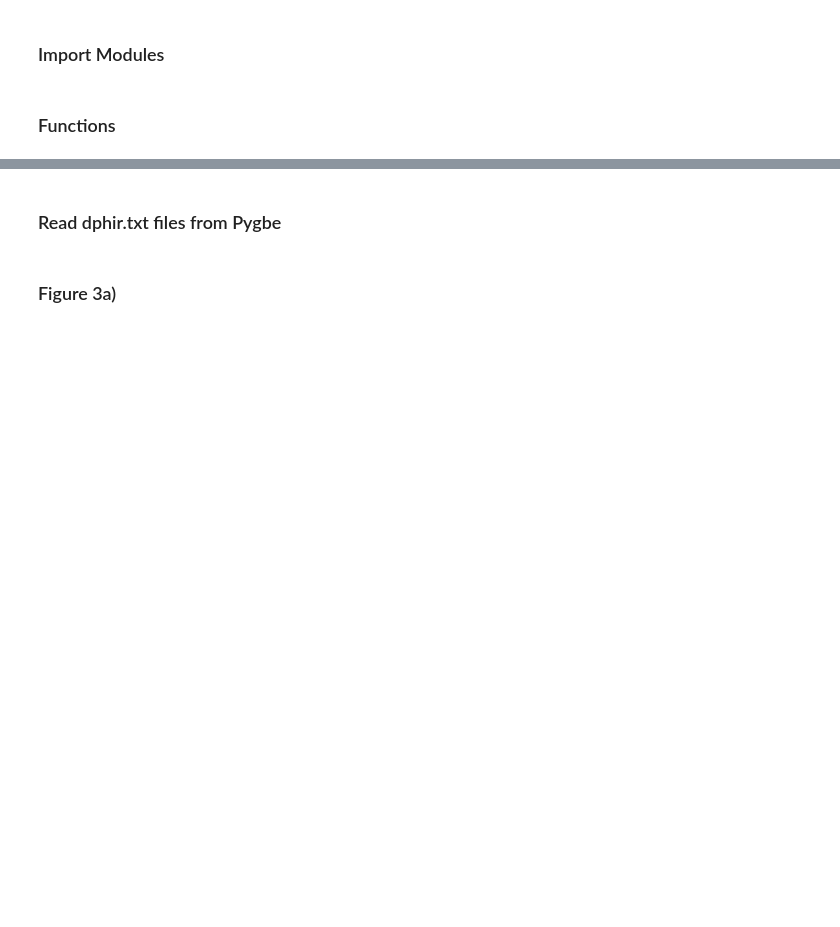
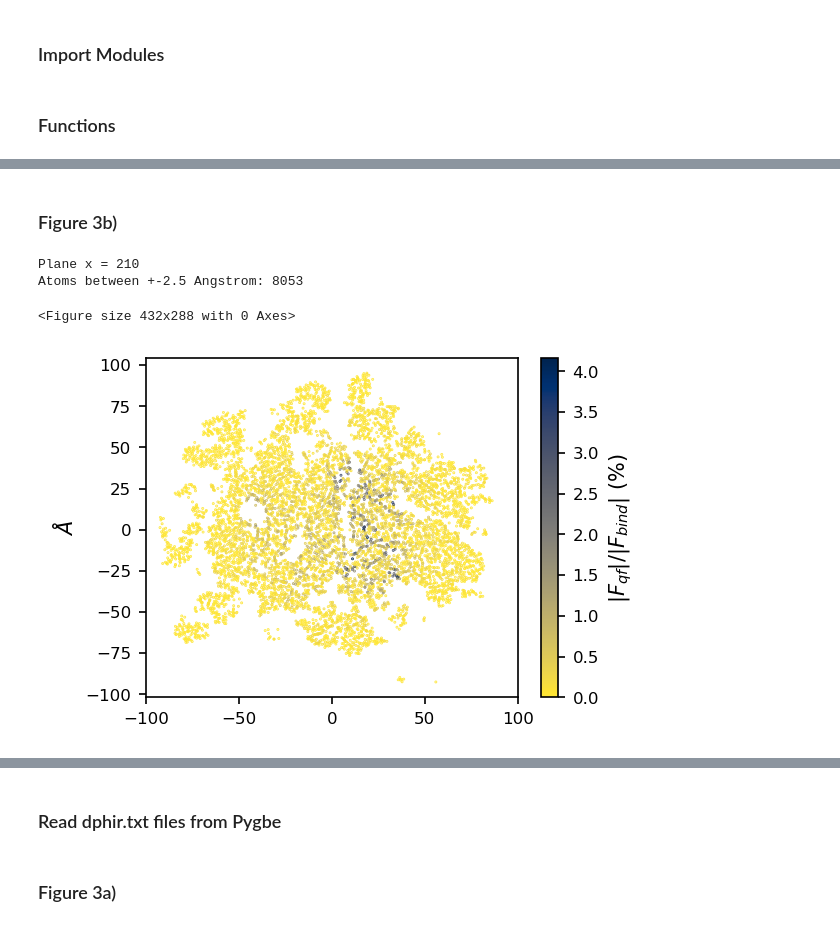
Before and after one commit to iaddison-smith/plots_afmtip, a Jupyter notebook: Forcesqf_afmtip.ipynb, the cells around one changed output, grey strips where cells are left out. Cells and saved outputs as stored; diff of their text form; code cells hidden in the pictures; blank space fills up the shorter version.

```diff
--- a/Forcesqf_afmtip.ipynb
+++ b/Forcesqf_afmtip.ipynb
@@ -139,0 +221,26 @@ def get_qnet_planes(x_min,x_max, h,  q, types, position, amino_acid_name):
+# %% [markdown]
+### Figure 3b)
+# %%
+# Force qf plot for plane y-z (x=210) for capsid
+# Select plane for the plot
+plane = 210#-145.25
+near_plane = numpy.where(abs(position[:,0]-plane)<2.5)[0]
+
+# Plotting
+y = position[near_plane,1]
+z = position[near_plane,2]
+f_porcent = 100*(fqf_mag_386[near_plane])/(f_tot_mag_386)
+plt.clf()
+plt.figure(figsize=(4,3),dpi=150)
+plt.scatter(y,z,c=f_porcent,cmap='cividis_r',vmin=0,marker='.',s=0.5)
+plt.colorbar(label=r'$\| F_{qf}\| /\| F_{bind}\| $ (%) ')
+plt.xlim([-100,100])
+plt.ylabel('$\AA$')
+plt.savefig('plots\\forces_qf_condelta_x={0}ang_3b_{1}.pdf'.format(plane,case), format='pdf',dpi=300,bbox_inches='tight')
+print('Plane x =', plane)
+print('Atoms between +-2.5 Angstrom:', len(near_plane))
+# %% [output]
+Plane x = 210
+Atoms between +-2.5 Angstrom: 8053
+<Figure size 432x288 with 0 Axes>
+[figure, added]
```
Also changed, not shown: parts of 56 cells of this notebook.
